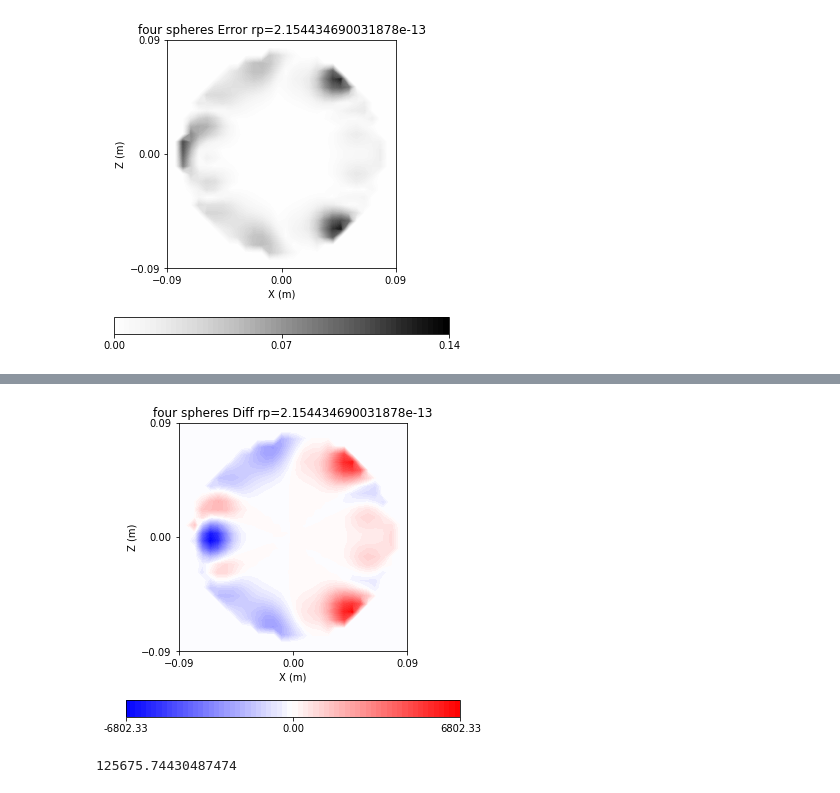
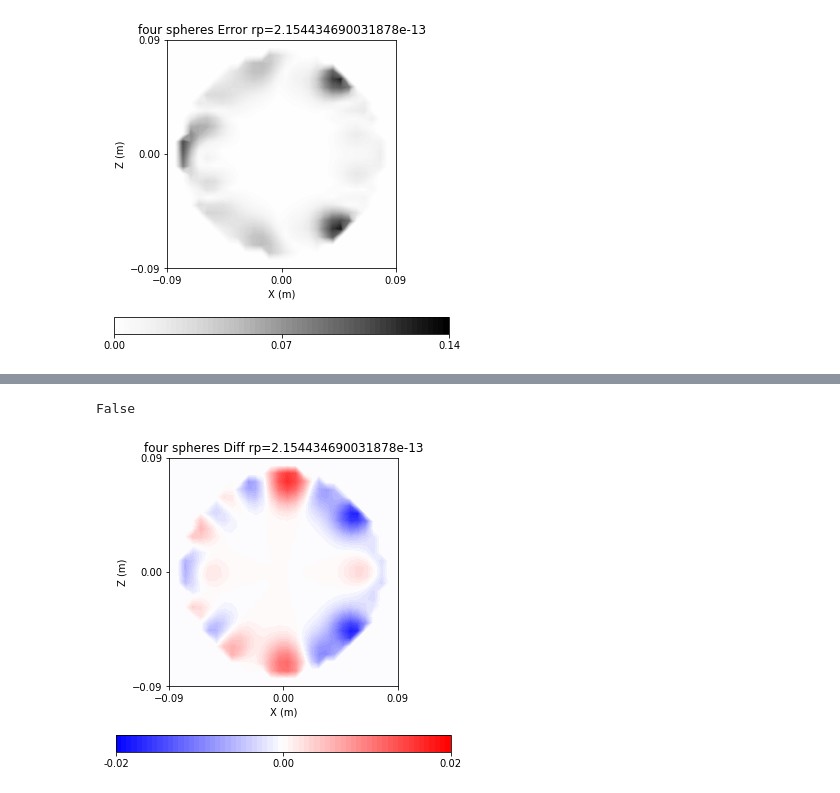
Before and after one commit to Neuroinflab/kESI, a Jupyter notebook: extras/validation/reconstruction_with_cv.ipynb, the cells around one changed output, grey strips where cells are left out. Drawn from its saved outputs; the diff is of its cells as text; code cells hidden in the pictures.

Commit message:
Different error formulations provided

```diff
--- a/extras/validation/reconstruction_with_cv.ipynb
+++ b/extras/validation/reconstruction_with_cv.ipynb
@@ -205,0 +310,11 @@ diff = true_csd - est_csd
+# %%
+def evd(kernel, regularization_parameter=0):
+    eigenvalues, eigenvectors = np.linalg.eigh(kernel + np.identity(kernel.shape[0])
+                                               * regularization_parameter)
+    idx = eigenvalues.argsort()[::-1]
+    eigenvalues = eigenvalues[idx]
+    eigenvectors = eigenvectors[:, idx]
+    return eigenvalues, eigenvectors
+# %%
+eigenvalues, eigenvectors = evd(kernel, regularization_parameter=0)
+eigenvalues.shape
@@ -205,0 +327,4 @@ diff = true_csd - est_csd
+# %%
+rp_eigenvals = eigenvalues[:]
+rp_ev, ev_err = cross_validate(loadable_reconstructor, potential[src_nr], rp_eigenvals)
+plot_cv_errors(rp_eigenvals, ev_err, sphere, src_nr, path)
@@ -205,0 +416,6 @@ diff = true_csd - est_csd
+# %%
+print(rp_ev)
+est_csd_ev = cross_reconstructor(potential[src_nr], rp_ev)
+error_ev = calculate_point_error(true_csd, est_csd_ev)
+generate_figure(X, Y, Z, est_csd_ev, 'csd', IDX, layer, str(sphere)+' Est csd rp=' + str(rp_ev), path)
+generate_figure(X, Y, Z, error_ev, 'err', IDX, layer, str(sphere)+' Error rp=' + str(rp_ev), path)
@@ -206,8 +426,9 @@ diff = true_csd - est_csd
+# %%
+np.all(est_csd == est_csd_ev)
+# %% [output]
+False
 # %%
+diff = est_csd - est_csd_ev
 generate_figure(X, Y, Z, diff, 'csd', IDX, layer, str(sphere)+' Diff rp=' + str(rp))
 # %% [output]
-[figure, old version]
+[figure, new version]
-# %%
-np.linalg.norm(diff)
-# %% [output]
-125675.74430487474
```
Also changed, not shown: parts of 37 cells of this notebook.
